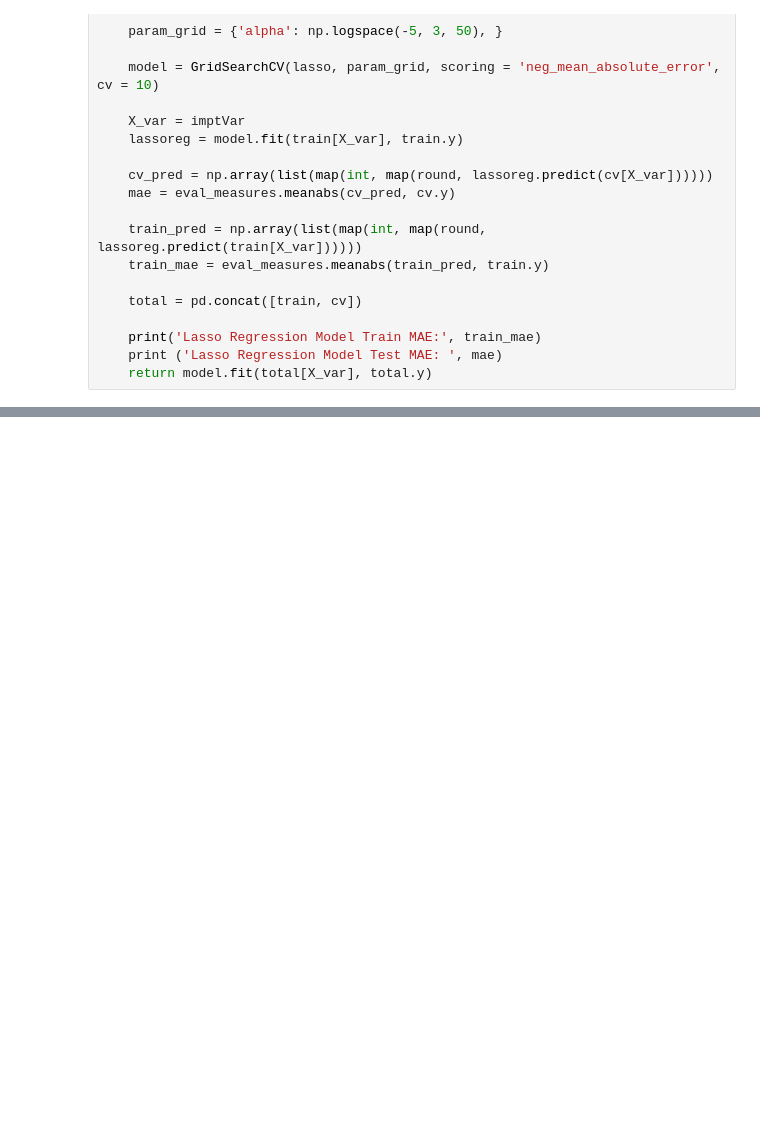
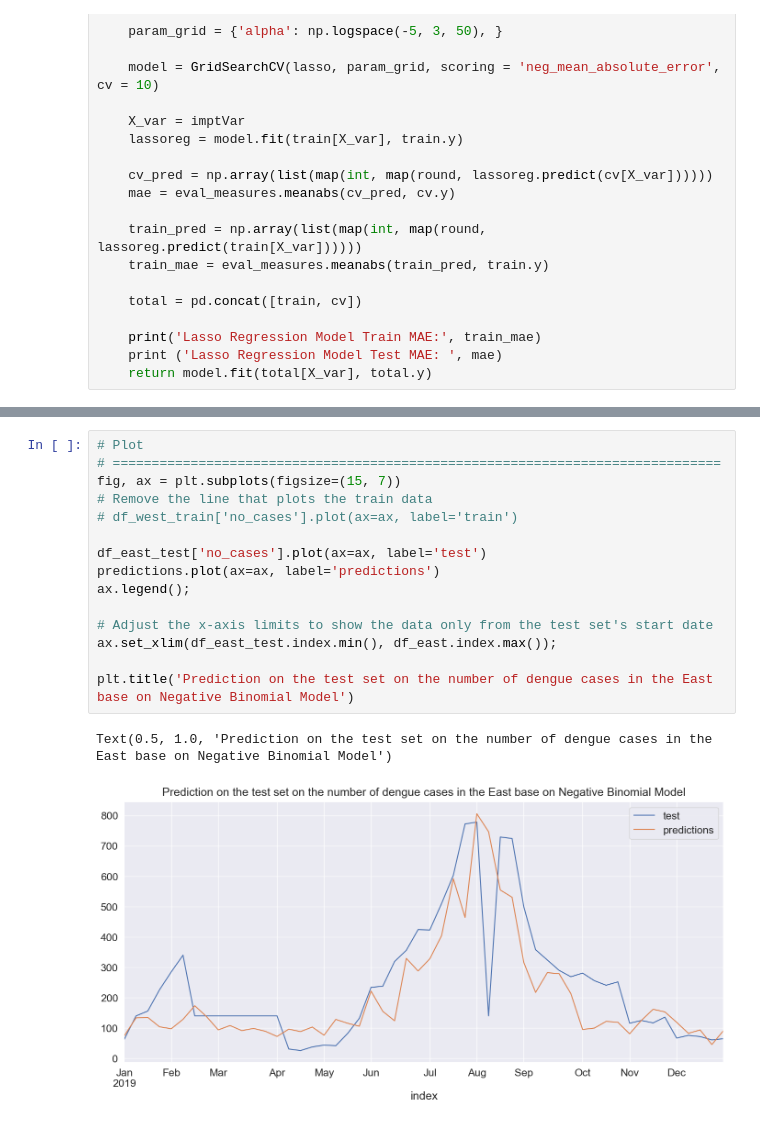
Before and after one commit to PLJX-2022/GA_project4_PredictDengueCases, a Jupyter notebook: codes/ZD_Linear_East_model.ipynb, the cells around one changed output, grey strips where cells are left out. Saved outputs shown, nothing was run; the diff lists cells and outputs as text; blank space fills up the shorter version.

```diff
--- a/codes/ZD_Linear_East_model.ipynb
+++ b/codes/ZD_Linear_East_model.ipynb
@@ -448,0 +489,18 @@ Text(0.5, 1.0, 'Prediction on the test set on the number of dengue cases in the
+# %%
+# Plot
+# ==============================================================================
+fig, ax = plt.subplots(figsize=(15, 7))
+# Remove the line that plots the train data
+# df_west_train['no_cases'].plot(ax=ax, label='train')
+
+df_east_test['no_cases'].plot(ax=ax, label='test')
+predictions.plot(ax=ax, label='predictions')
+ax.legend();
+
+# Adjust the x-axis limits to show the data only from the test set's start date
+ax.set_xlim(df_east_test.index.min(), df_east.index.max());
+
+plt.title('Prediction on the test set on the number of dengue cases in the East base on Negative Binomial Model')
+# %% [output]
+Text(0.5, 1.0, 'Prediction on the test set on the number of dengue cases in the East base on Negative Binomial Model')
+[figure, added]
```
Also changed, not shown: parts of 21 cells of this notebook, 9 other files.
